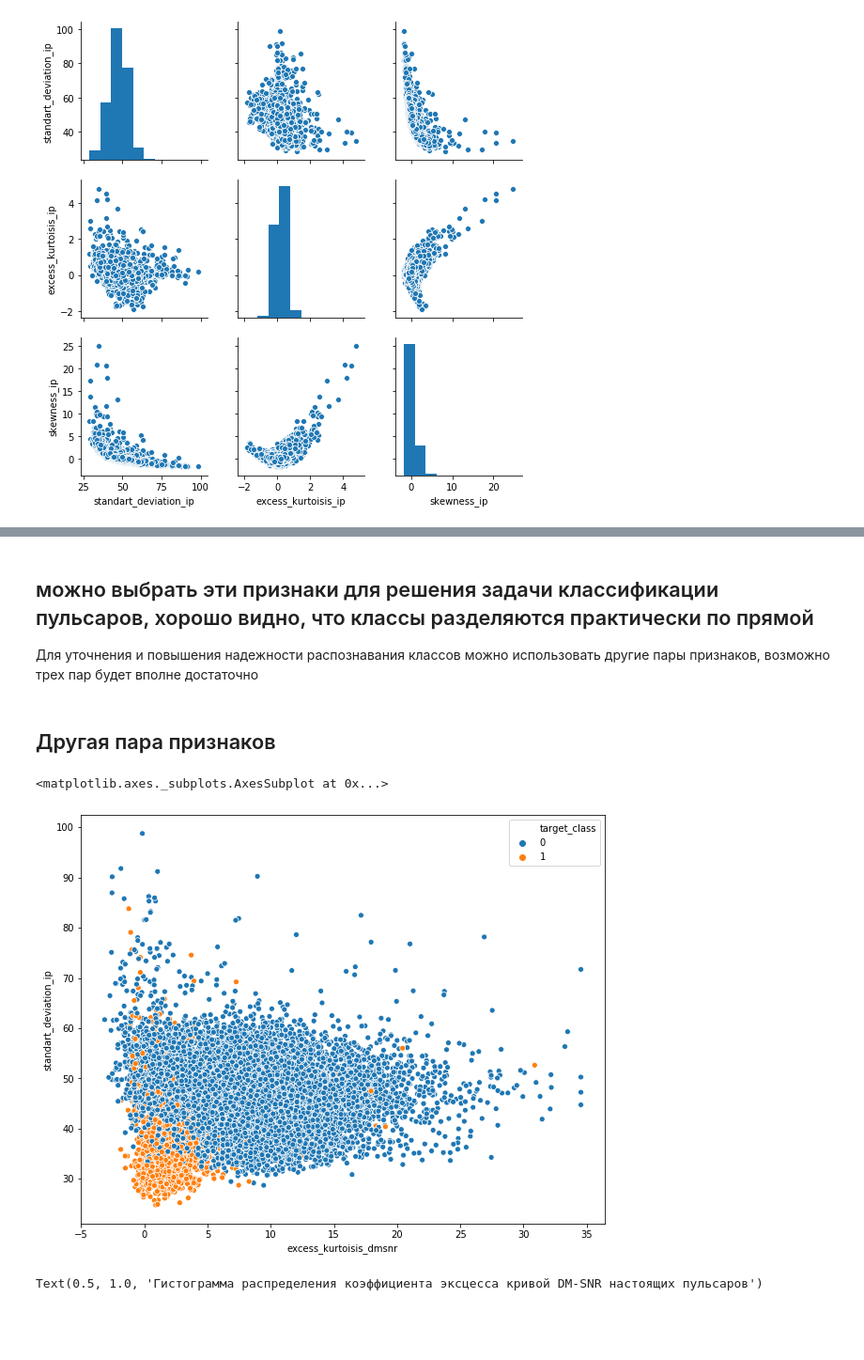
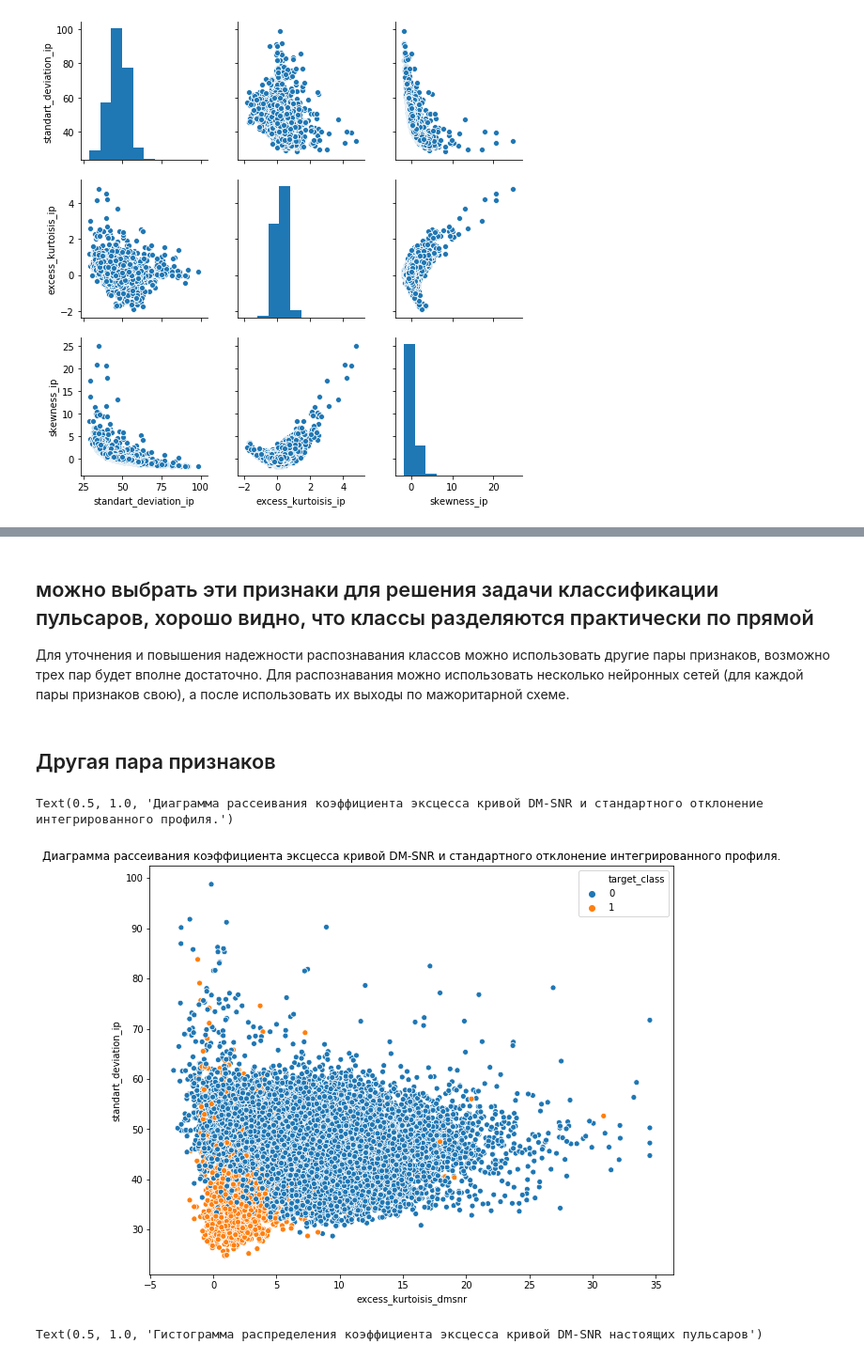
Before and after one commit to ikucherevsky/netology_pydata, a Jupyter notebook: python_visualization.ipynb, the cells around one changed output, grey strips where cells are left out. Shown at 94% size. Drawn from its saved outputs; the diff is of its cells as text; code cells hidden in the pictures; blank space fills up the shorter version.

```diff
--- a/python_visualization.ipynb
+++ b/python_visualization.ipynb
@@ -180,14 +194,15 @@ sns.scatterplot(x="stdeviation_dmsnr", y="excess_kurtoisis_ip", hue="target_clas
 # %% [markdown]
 ## можно выбрать эти признаки для решения задачи классификации пульсаров, хорошо видно, что классы разделяются практически по прямой
 
-Для уточнения и повышения надежности распознавания классов можно использовать другие пары признаков, возможно трех пар будет вполне достаточно
+Для уточнения и повышения надежности распознавания классов можно использовать другие пары признаков, возможно трех пар будет вполне достаточно. Для распознавания можно использовать несколько нейронных сетей (для каждой пары признаков свою), а после использовать их выходы по мажоритарной схеме.
 # %% [markdown]
 ## Другая пара признаков
 # %%
 sns.scatterplot(x="excess_kurtoisis_dmsnr", y="standart_deviation_ip", hue="target_class", data=pulsars)
+plt.title('Диаграмма рассеивания коэффициента эксцесса кривой DM-SNR и стандартного отклонение интегрированного профиля.')
 # %% [output]
-<matplotlib.axes._subplots.AxesSubplot at 0x...>
+Text(0.5, 1.0, 'Диаграмма рассеивания коэффициента эксцесса кривой DM-SNR и стандартного отклонение интегрированного профиля.')
-[figure, old version]
+[figure, new version]
 # %%
 pulsars_positive['excess_kurtoisis_dmsnr'].hist(bins=30)
 plt.title('Гистограмма распределения коэффициента эксцесса кривой DM-SNR настоящих пульсаров')
```
Also changed, not shown: parts of 15 cells of this notebook, 1 other file.
